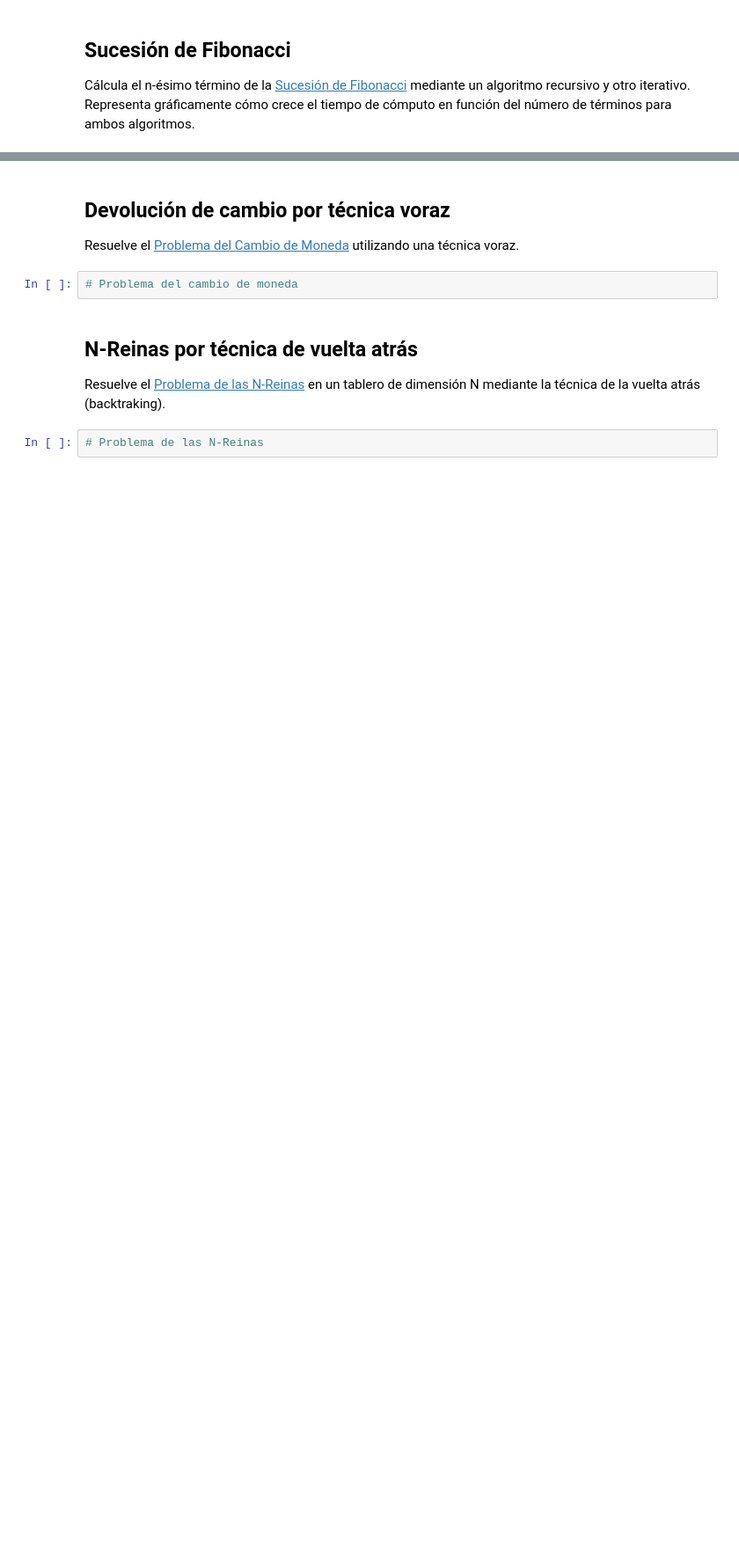
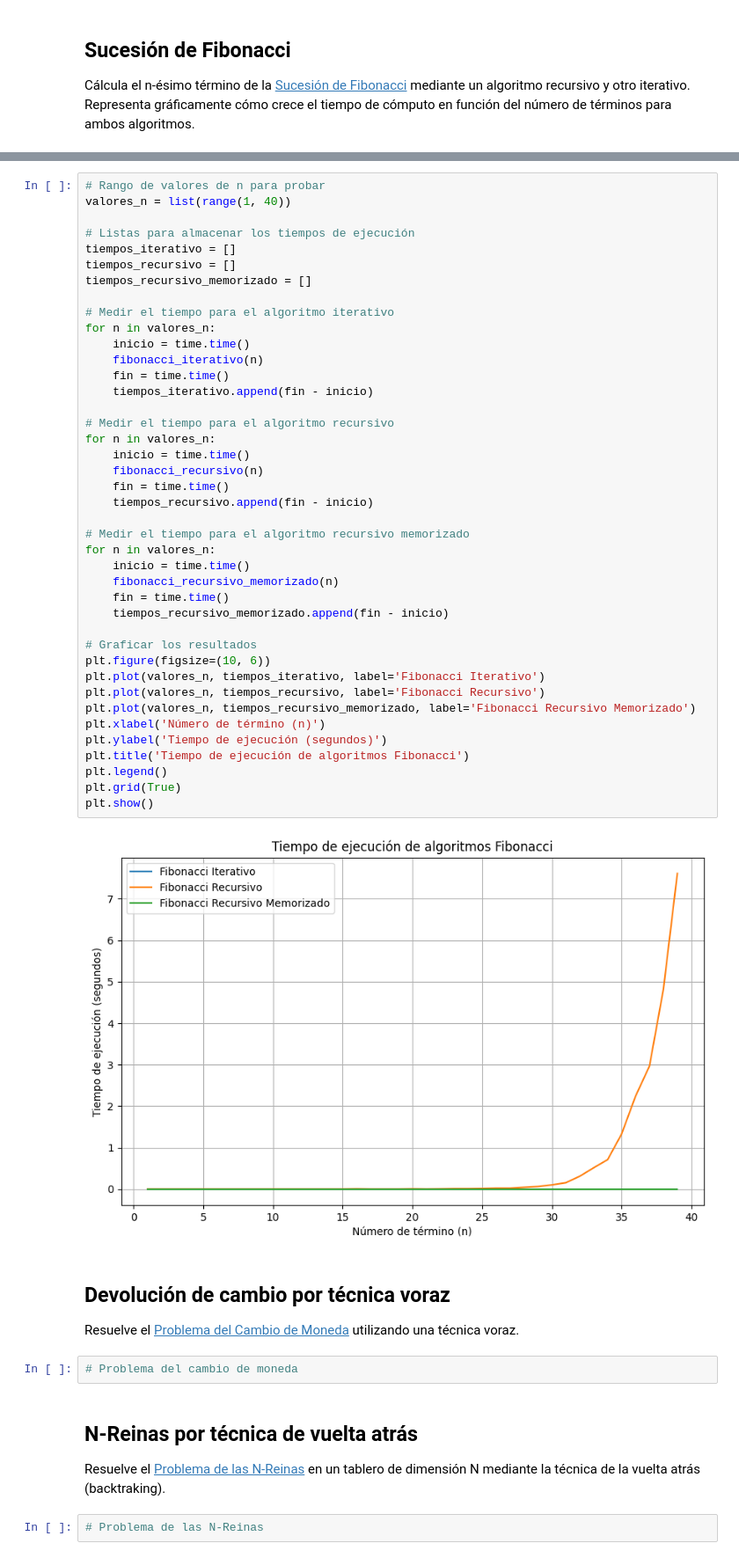
Before and after one commit to plss12/Algoritmos-de-Optimizacion, a Jupyter notebook: Reto 1/Algoritmos_R1.ipynb, the cells around one changed output, grey strips where cells are left out. Shown at 88% size. Cells and saved outputs as stored; diff of their text form; blank space fills up the shorter version.

```diff
--- a/Reto 1/Algoritmos_R1.ipynb
+++ b/Reto 1/Algoritmos_R1.ipynb
@@ -18,3 +79,46 @@ Cálcula el n-ésimo término de la [Sucesión de Fibonacci](https://es.wikipedi
+# %%
+# Rango de valores de n para probar
+valores_n = list(range(1, 40))
+
+# Listas para almacenar los tiempos de ejecución
+tiempos_iterativo = []
+tiempos_recursivo = []
+tiempos_recursivo_memorizado = []
+
+# Medir el tiempo para el algoritmo iterativo
+for n in valores_n:
+    inicio = time.time()
+    fibonacci_iterativo(n)
+    fin = time.time()
+    tiempos_iterativo.append(fin - inicio)
+
+# Medir el tiempo para el algoritmo recursivo
+for n in valores_n:
+    inicio = time.time()
+    fibonacci_recursivo(n)
+    fin = time.time()
+    tiempos_recursivo.append(fin - inicio)
+
+# Medir el tiempo para el algoritmo recursivo memorizado
+for n in valores_n:
+    inicio = time.time()
+    fibonacci_recursivo_memorizado(n)
+    fin = time.time()
+    tiempos_recursivo_memorizado.append(fin - inicio)
+
+# Graficar los resultados
+plt.figure(figsize=(10, 6))
+plt.plot(valores_n, tiempos_iterativo, label='Fibonacci Iterativo')
+plt.plot(valores_n, tiempos_recursivo, label='Fibonacci Recursivo')
+plt.plot(valores_n, tiempos_recursivo_memorizado, label='Fibonacci Recursivo Memorizado')
+plt.xlabel('Número de término (n)')
+plt.ylabel('Tiempo de ejecución (segundos)')
+plt.title('Tiempo de ejecución de algoritmos Fibonacci')
+plt.legend()
+plt.grid(True)
+plt.show()
+# %% [output]
+[figure, added]
 # %% [markdown]
 ## Devolución de cambio por técnica voraz
 
```
Also changed, not shown: parts of 6 cells of this notebook.
